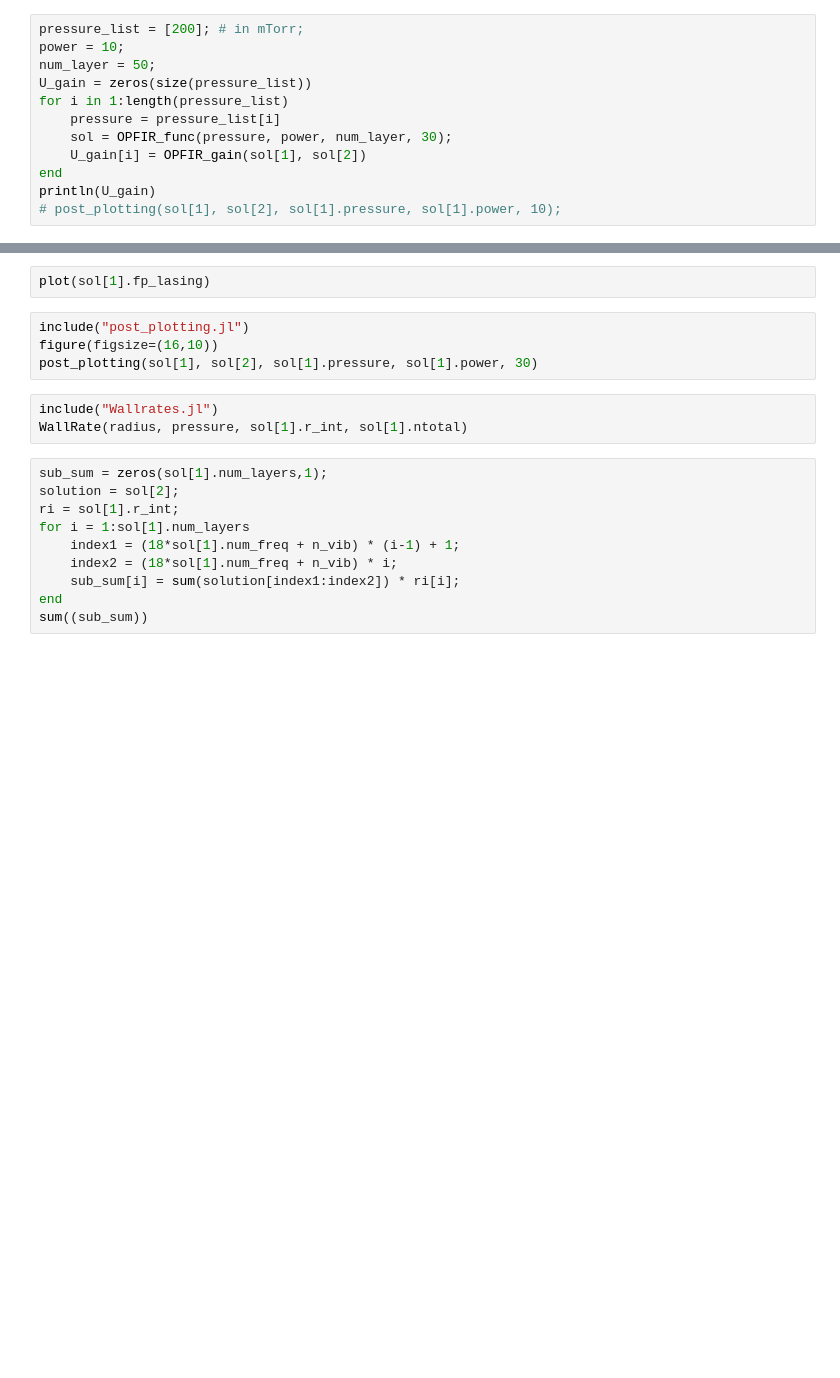
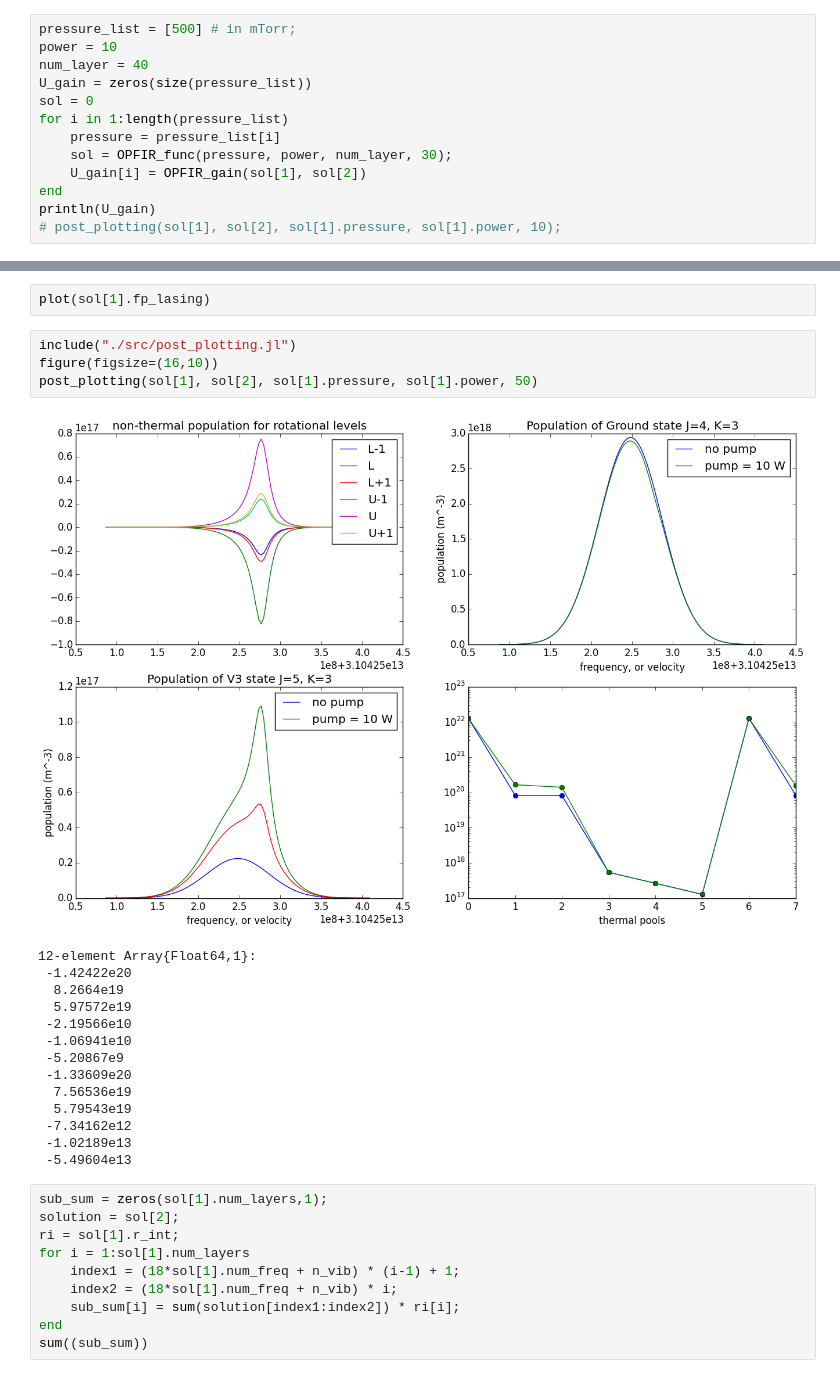
Before and after one commit to NanoComp/OPFIR.jl, a Jupyter notebook: OPFIR_func_add_VgE_V3E_file.ipynb, the cells around one changed output, grey strips where cells are left out. Cells and saved outputs as stored; diff of their text form; blank space fills up the shorter version.

```diff
--- a/OPFIR_func_add_VgE_V3E_file.ipynb
+++ b/OPFIR_func_add_VgE_V3E_file.ipynb
@@ -226,10 +212,11 @@ include("Sherman_Morrison.jl")
 # %% [output]
 SM_solve (generic function with 1 method)
 # %%
-pressure_list = [200]; # in mTorr;
-power = 10;
-num_layer = 50;
+pressure_list = [500] # in mTorr;
+power = 10
+num_layer = 40
 U_gain = zeros(size(pressure_list))
+sol = 0
 for i in 1:length(pressure_list)
     pressure = pressure_list[i]
     sol = OPFIR_func(pressure, power, num_layer, 30);
@@ -268,12 +250,24 @@ plot(inv)
 # %%
 plot(sol[1].fp_lasing)
 # %%
-include("post_plotting.jl")
+include("./src/post_plotting.jl")
 figure(figsize=(16,10))
-post_plotting(sol[1], sol[2], sol[1].pressure, sol[1].power, 30)
+post_plotting(sol[1], sol[2], sol[1].pressure, sol[1].power, 50)
+# %% [output]
+[figure, added]
+12-element Array{Float64,1}:
+ -1.42422e20
+  8.2664e19
+  5.97572e19
+ -2.19566e10
+ -1.06941e10
+ -5.20867e9
+ -1.33609e20
+  7.56536e19
+  5.79543e19
+ -7.34162e12
+ -1.02189e13
+ -5.49604e13
-# %%
-include("Wallrates.jl")
-WallRate(radius, pressure, sol[1].r_int, sol[1].ntotal)
 # %%
 sub_sum = zeros(sol[1].num_layers,1);
 solution = sol[2];
```
Also changed, not shown: parts of 26 cells of this notebook, 5 other files.
